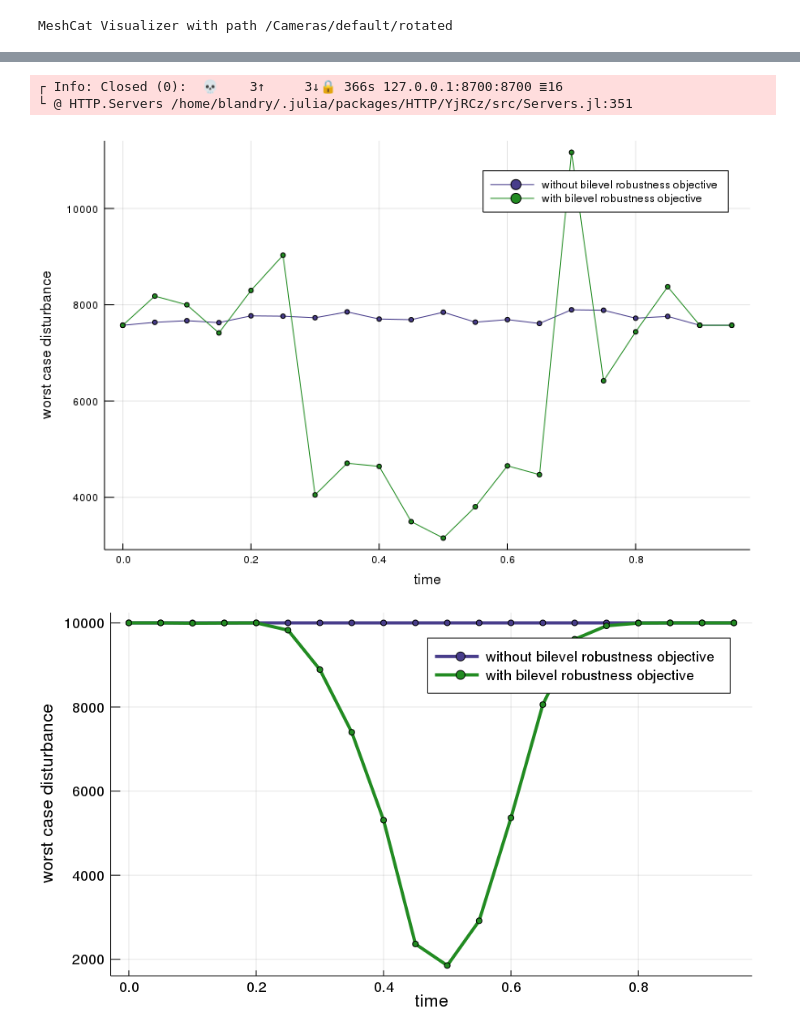
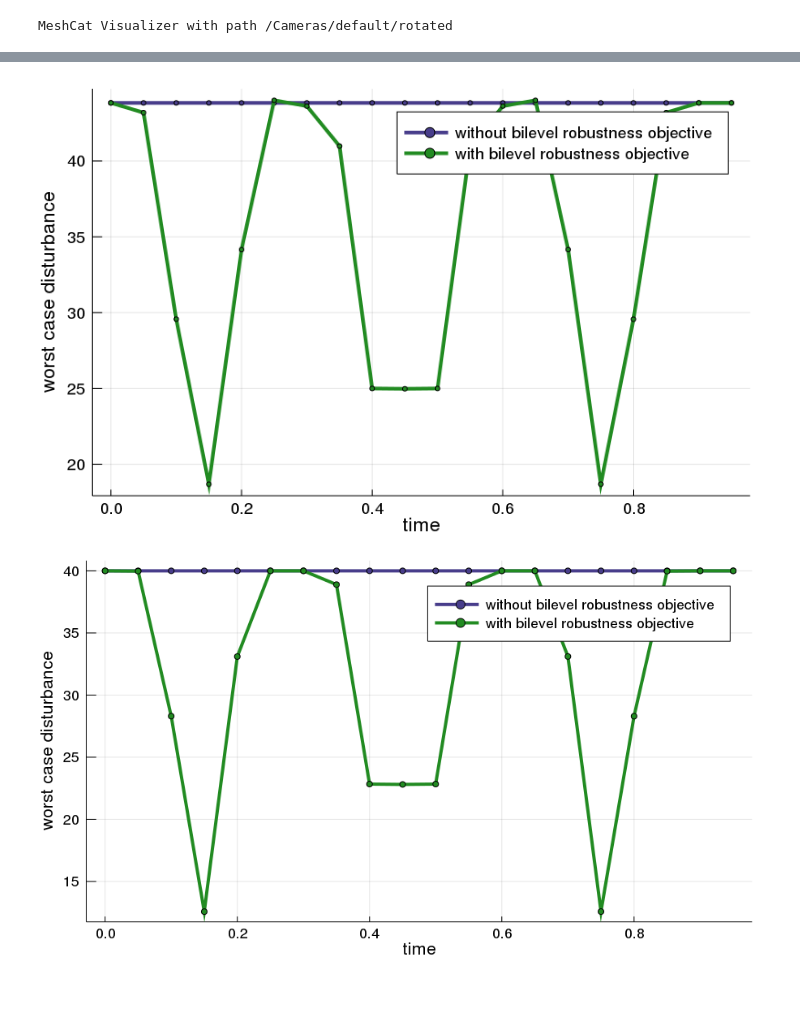
Before and after one commit to blandry/Bilevel.jl, a Jupyter notebook: notebooks/robust-trajopt.ipynb, the cells around one changed output, grey strips where cells are left out. Saved outputs shown, nothing was run; the diff lists cells and outputs as text; code cells hidden in the pictures; blank space fills up the shorter version.

Commit message:
figures for the constraint version of robust opt too

```diff
--- a/notebooks/robust-trajopt.ipynb
+++ b/notebooks/robust-trajopt.ipynb
@@ -201,15 +137,15 @@ function compute_dist(q::AbstractArray{T}) where T
     trans = relative_transform(state, plate_frame, world_frame)
     pn = (trans.mat * [0.,0.,1.,0.])[1:3]
 
-    fw = w -> 100. * pn'*w
+    fw = w -> pn'*w
     hw = w -> [0.]
-    gw = w -> vcat(w'*w - 1., w[3]*w[3] - 0.01)
+    gw = w -> vcat(w'*w - 4., w[3] - 1., -1. - w[3])
     w0 = zeros(3)
     λ0 = zeros(1)
-    μ0 = zeros(2)
+    μ0 = zeros(3)
 
-    wsol,λsol,μsol = auglag_solve(w0,λ0,μ0,fw,hw,gw,in_place=false)
-    fw(wsol)^2
+    wsol,λsol,μsol = auglag_solve(w0,λ0,μ0,fw,hw,gw,in_place=false,num_fosteps=1,num_sosteps=5,c0=0.01)
+    10. * fw(wsol)^2
 end
 
 traj_dist = zeros(N)
@@ -218,18 +154,19 @@ for i = 1:N
     traj_dist[i] = compute_dist(traj_q[i])
     traj_robust_dist[i] = compute_dist(traj_robust_q[i])
 end
-# %% [output]
-┌ Info: Closed (0):  💀    3↑     3↓🔒 366s 127.0.0.1:8700:8700 ≣16
-└ @ HTTP.Servers /home/blandry/.julia/packages/HTTP/YjRCz/src/Servers.jl:351
 # %%
 gr(size=(800,500), html_output_format=:png, seriescolor=:magma);
-plot(traj_t,traj_dist,label="without bilevel robustness objective",
+plot(traj_t,traj_dist,
+    label="without bilevel robustness objective",
+#     label="without bilevel robustness constraint",
     seriescolor=:darkslateblue,marker=3)
-plot!(traj_robust_t,traj_robust_dist,label="with bilevel robustness objective",
+plot!(traj_robust_t,traj_robust_dist,
+    label="with bilevel robustness objective",
+#     label="with bilevel robustness constraint",
     seriescolor=:forestgreen,xlabel="time",ylabel="worst case disturbance",
     marker=3)
 # %% [output]
-[figure, old version]
+[figure, new version]
 # %%
 # with snopt directly (i.e. the "true" non-differentiable disturbance)
 
@@ -279,9 +216,13 @@ clibrary(:Plots)
 gr(size=(900,500), html_output_format=:png, seriescolor=:magma, xtickfont=tickfont,
     ytickfont=tickfont,legendfont=legendfont,guidefont=guidefont,linewidth=4);
 
-plot(traj_t,traj_dist_snopt,label="without bilevel robustness objective",
+plot(traj_t,traj_dist_snopt,
+    label="without bilevel robustness objective",
+#     label="without bilevel robustness constraint",
     seriescolor=:darkslateblue,marker=4)
-plot!(traj_robust_t,traj_robust_dist_snopt,label="with bilevel robustness objective",
+plot!(traj_robust_t,traj_robust_dist_snopt,
+    label="with bilevel robustness objective",
+#     label="with bilevel robustness constraint",
     seriescolor=:forestgreen,xlabel="time",ylabel="worst case disturbance",marker=4)
 # %% [output]
-[figure, old version]
+[figure, new version]
```
Also changed, not shown: parts of 11 cells of this notebook, 5 other files.
